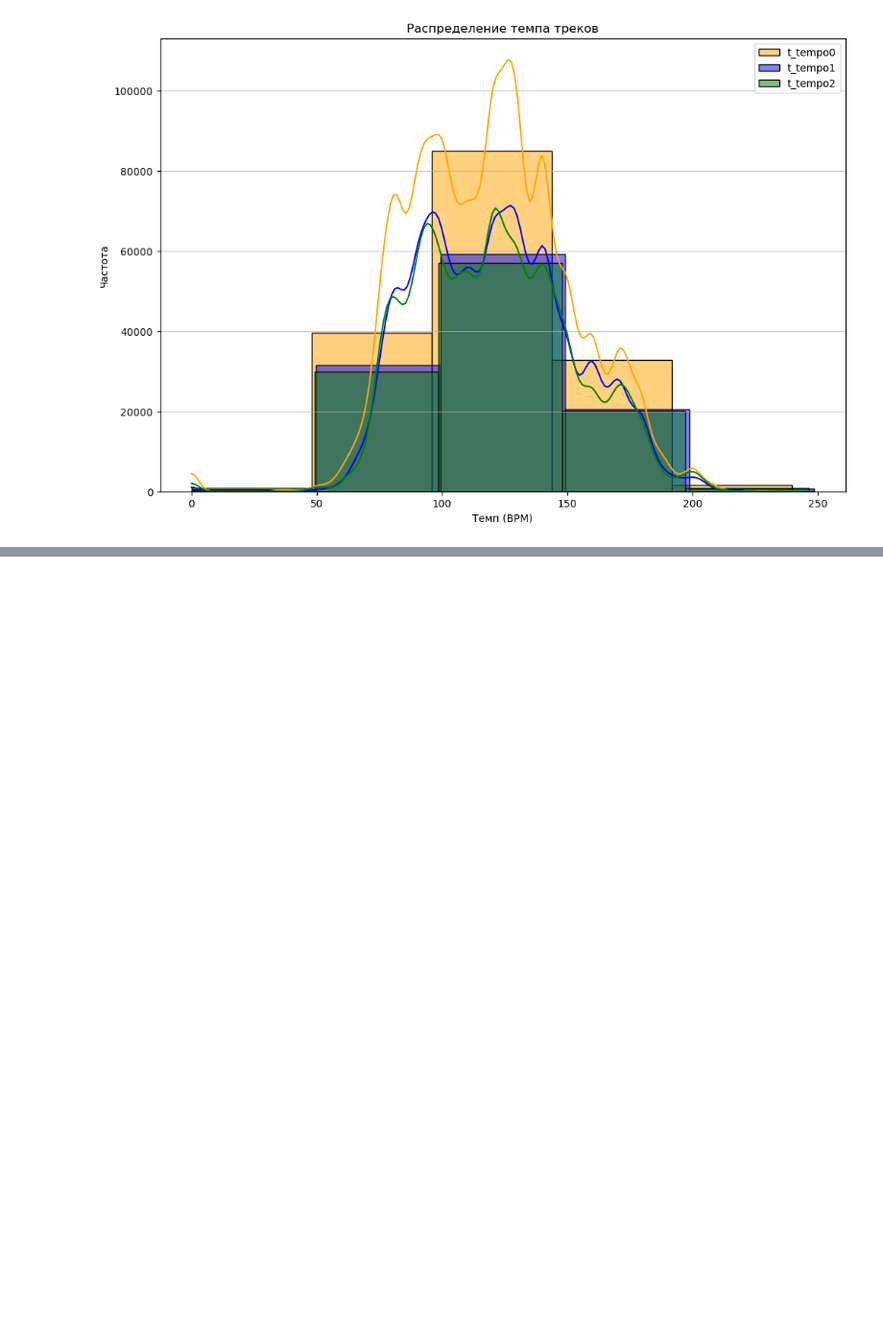
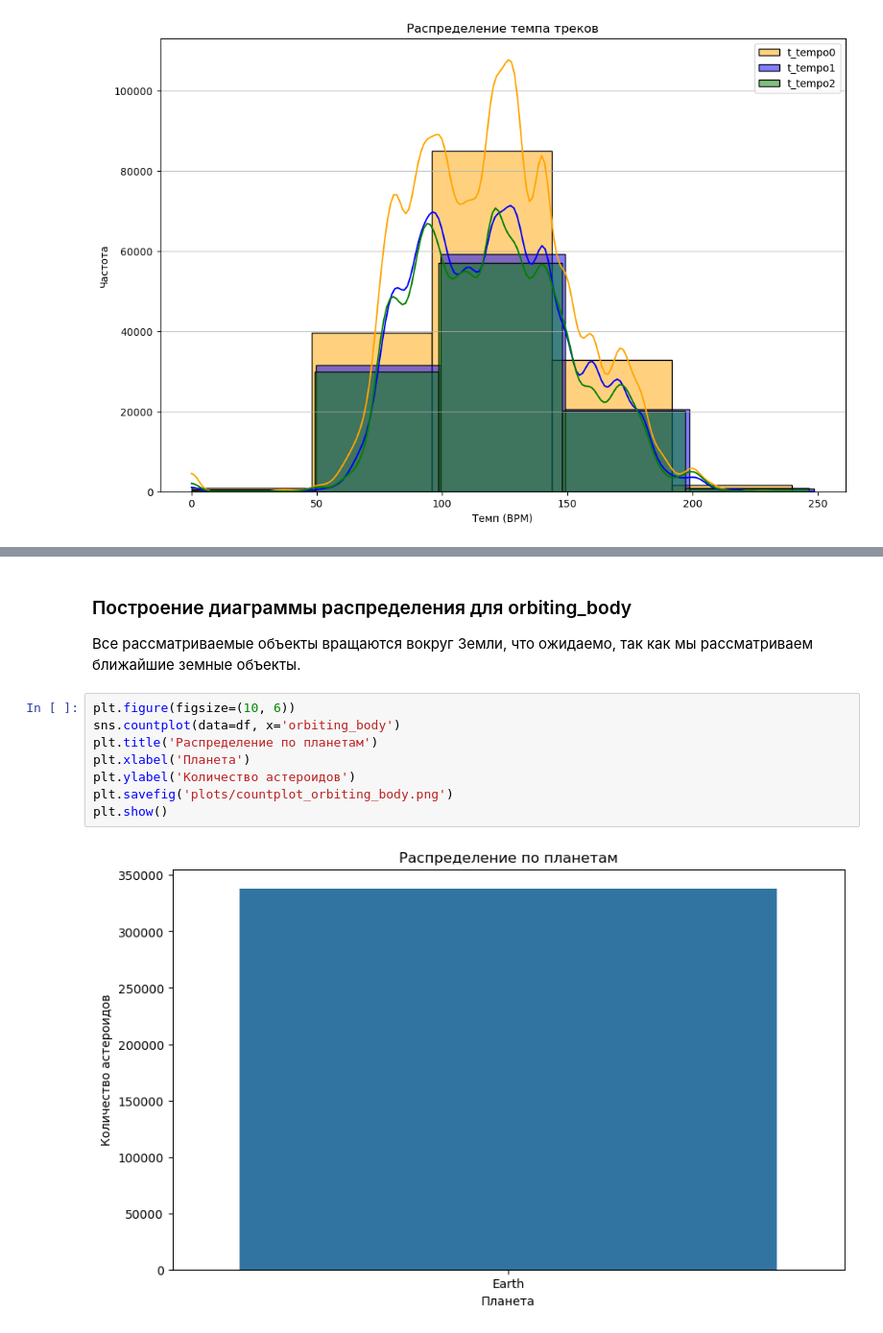
Before and after one commit to Elikul/hm_ml, a Jupyter notebook: HomeTask2/HomeTask2.ipynb, the cells around one changed output, grey strips where cells are left out. Shown at 96% size. Drawn from its saved outputs; the diff is of its cells as text; blank space fills up the shorter version.

```diff
--- a/HomeTask2/HomeTask2.ipynb
+++ b/HomeTask2/HomeTask2.ipynb
@@ -199,0 +281,14 @@ plot_histograms(df, tempo_columns, 'Распределение темпа тре
+# %% [markdown]
+### Построение диаграммы распределения для orbiting_body
+
+Все рассматриваемые объекты вращаются вокруг Земли, что ожидаемо, так как мы рассматриваем ближайшие земные объекты.
+# %%
+plt.figure(figsize=(10, 6))
+sns.countplot(data=df, x='orbiting_body')
+plt.title('Распределение по планетам')
+plt.xlabel('Планета')
+plt.ylabel('Количество астероидов')
+plt.savefig('plots/countplot_orbiting_body.png')
+plt.show()
+# %% [output]
+[figure, added]
```
Also changed, not shown: parts of 15 cells of this notebook, 7 other files.
